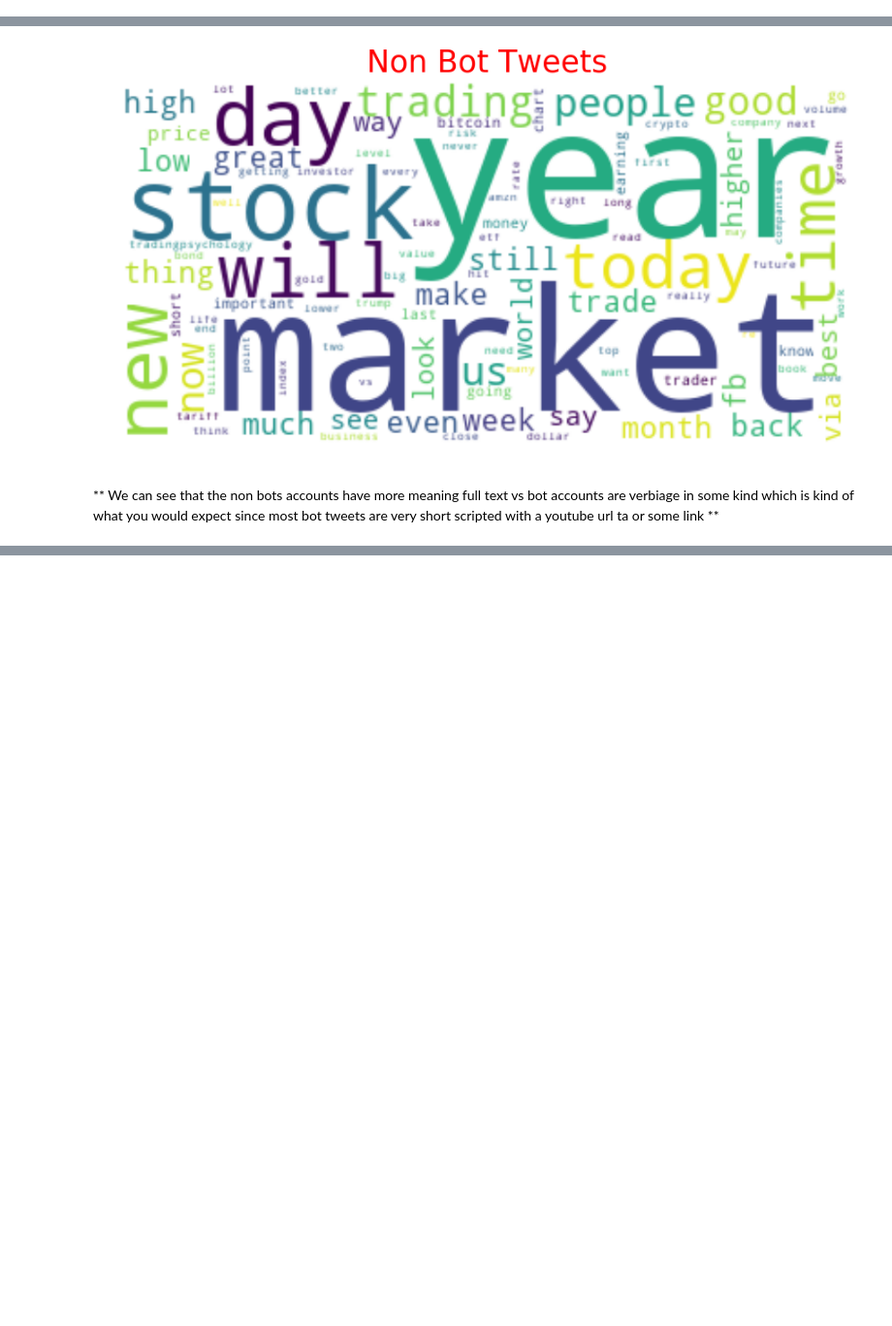
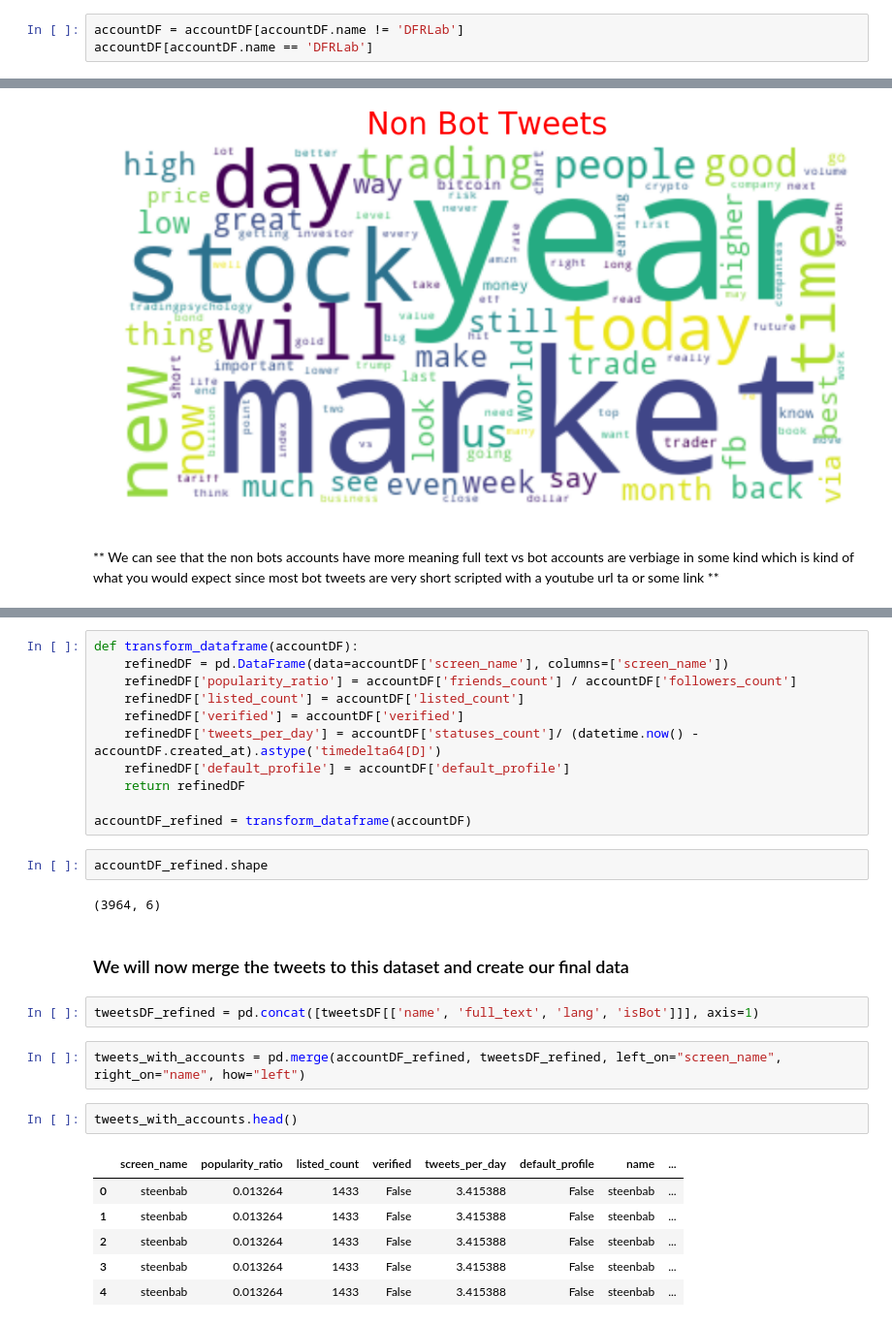
Before and after one commit to karanbhandarkar/TwitterBotDetection, a Jupyter notebook: TwitterDataEDA.ipynb, the cells around one changed output, grey strips where cells are left out. Shown at 97% size. Cells and saved outputs as stored; diff of their text form; blank space fills up the shorter version.

```diff
--- a/TwitterDataEDA.ipynb
+++ b/TwitterDataEDA.ipynb
@@ -172,0 +170,3 @@ bot_accountDF[bot_accountDF.name == 'DFRLab']
+# %%
+accountDF = accountDF[accountDF.name != 'DFRLab']
+accountDF[accountDF.name == 'DFRLab']
@@ -387,0 +393,30 @@ generate_wordCloud(nonbot_tweets_str, "Non Bot Tweets")
+# %%
+def transform_dataframe(accountDF):
+    refinedDF = pd.DataFrame(data=accountDF['screen_name'], columns=['screen_name'])
+    refinedDF['popularity_ratio'] = accountDF['friends_count'] / accountDF['followers_count']
+    refinedDF['listed_count'] = accountDF['listed_count']
+    refinedDF['verified'] = accountDF['verified']
+    refinedDF['tweets_per_day'] = accountDF['statuses_count']/ (datetime.now() - accountDF.created_at).astype('timedelta64[D]')
+    refinedDF['default_profile'] = accountDF['default_profile']
+    return refinedDF
+
+accountDF_refined = transform_dataframe(accountDF)
+# %%
+accountDF_refined.shape
+# %% [output]
+(3964, 6)
+# %% [markdown]
+### We will now merge the tweets to this dataset and create our final data
+# %%
+tweetsDF_refined = pd.concat([tweetsDF[['name', 'full_text', 'lang', 'isBot']]], axis=1)
+# %%
+tweets_with_accounts = pd.merge(accountDF_refined, tweetsDF_refined, left_on="screen_name", right_on="name", how="left")
+# %%
+tweets_with_accounts.head()
+# %% [output]
+|  | screen_name | popularity_ratio | listed_count | verified | tweets_per_day | default_profile | name | ... |
+| 0 | steenbab | 0.013264 | 1433 | False | 3.415388 | False | steenbab | ... |
+| 1 | steenbab | 0.013264 | 1433 | False | 3.415388 | False | steenbab | ... |
+| 2 | steenbab | 0.013264 | 1433 | False | 3.415388 | False | steenbab | ... |
+| 3 | steenbab | 0.013264 | 1433 | False | 3.415388 | False | steenbab | ... |
+| 4 | steenbab | 0.013264 | 1433 | False | 3.415388 | False | steenbab | ... |
```
Also changed, not shown: parts of 6 cells of this notebook.
